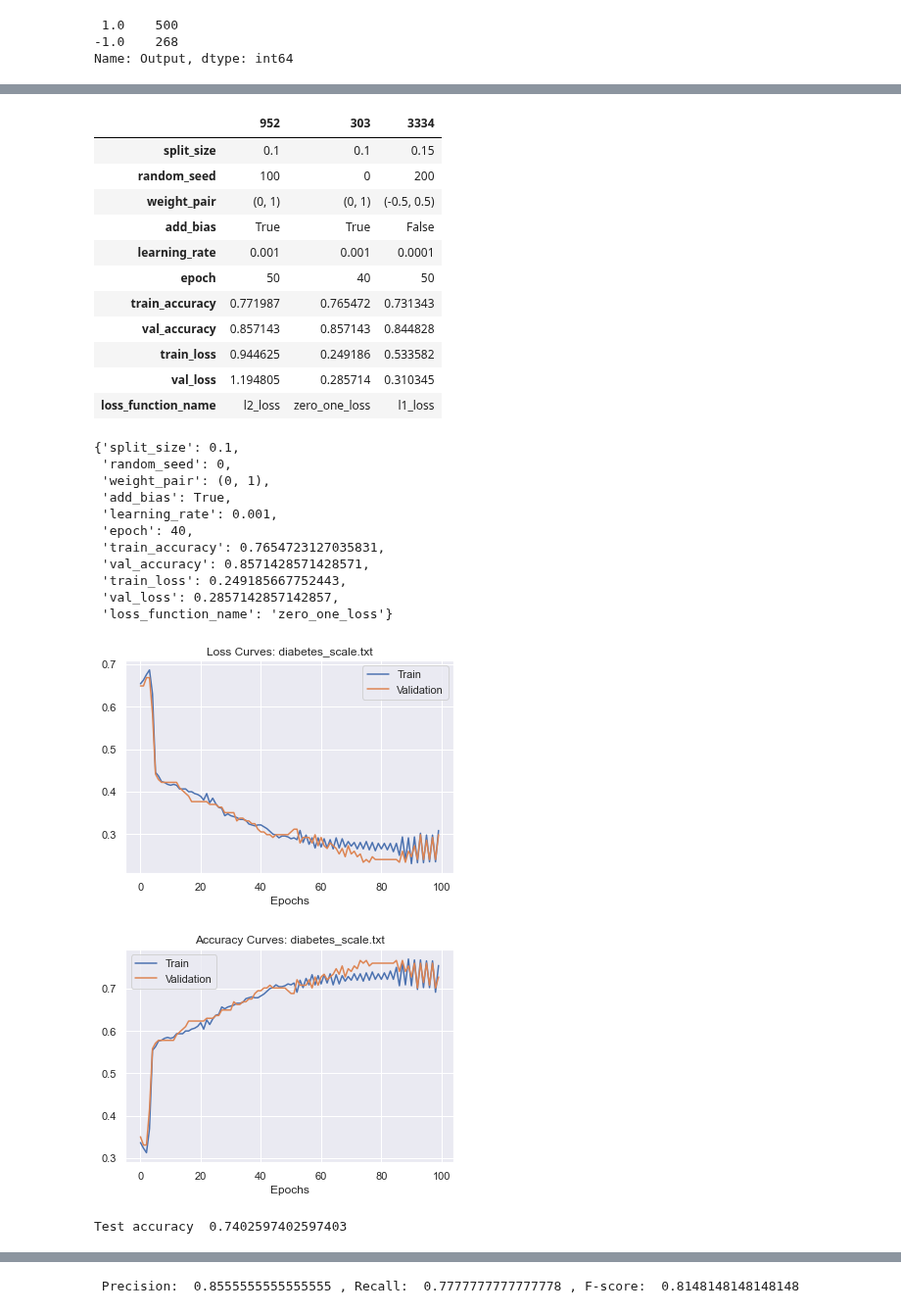
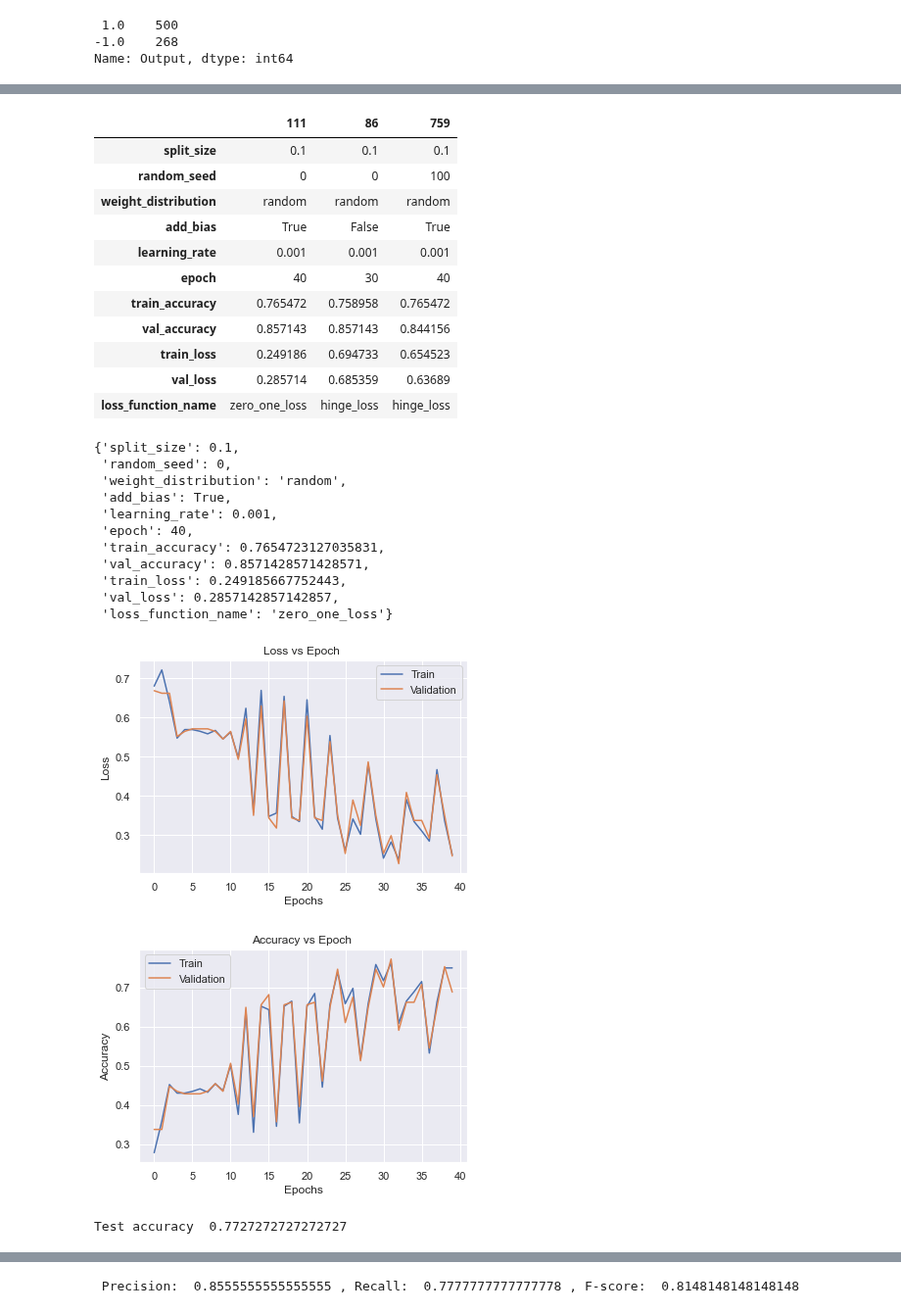
Before and after one commit to poo5zan/deep_learning_fundamentals, a Jupyter notebook: assignment_1/assignment_1.ipynb, the cells around one changed output, grey strips where cells are left out. Shown at 98% size. Drawn from its saved outputs; the diff is of its cells as text; code cells hidden in the pictures.

```diff
--- a/assignment_1/assignment_1.ipynb
+++ b/assignment_1/assignment_1.ipynb
@@ -414,29 +413,29 @@ results_df
 # %%
 
 # top 3 records
-redf = results_df.sort_values(by=["val_accuracy"], ascending=False)[0:3]
+redf = results_df.sort_values(by=["val_accuracy", "val_loss"], ascending=[False,True])[0:3]
 redf.T
 # %% [output]
-|  | 952 | 303 | 3334 |
-| split_size | 0.1 | 0.1 | 0.15 |
-| random_seed | 100 | 0 | 200 |
-| weight_pair | (0, 1) | (0, 1) | (-0.5, 0.5) |
-| add_bias | True | True | False |
-| learning_rate | 0.001 | 0.001 | 0.0001 |
-| epoch | 50 | 40 | 50 |
-| train_accuracy | 0.771987 | 0.765472 | 0.731343 |
-| val_accuracy | 0.857143 | 0.857143 | 0.844828 |
-| train_loss | 0.944625 | 0.249186 | 0.533582 |
-| val_loss | 1.194805 | 0.285714 | 0.310345 |
-| loss_function_name | l2_loss | zero_one_loss | l1_loss |
+|  | 111 | 86 | 759 |
+| split_size | 0.1 | 0.1 | 0.1 |
+| random_seed | 0 | 0 | 100 |
+| weight_distribution | random | random | random |
+| add_bias | True | False | True |
+| learning_rate | 0.001 | 0.001 | 0.001 |
+| epoch | 40 | 30 | 40 |
+| train_accuracy | 0.765472 | 0.758958 | 0.765472 |
+| val_accuracy | 0.857143 | 0.857143 | 0.844156 |
+| train_loss | 0.249186 | 0.694733 | 0.654523 |
+| val_loss | 0.285714 | 0.685359 | 0.63689 |
+| loss_function_name | zero_one_loss | hinge_loss | hinge_loss |
 # %%
-optimal_record_df = redf.iloc[1]
+optimal_record_df = redf.iloc[0]
 optimal_parameters = optimal_record_df.to_dict()
 optimal_parameters
 # %% [output]
 {'split_size': 0.1,
  'random_seed': 0,
- 'weight_pair': (0, 1),
+ 'weight_distribution': 'random',
  'add_bias': True,
  'learning_rate': 0.001,
  'epoch': 40,
@@ -448,33 +447,29 @@ optimal_parameters
 # %%
 # get test accuracy for these top 1  parameters
 # from result top 1, one with low validation loss
 
+# weight distribution type is random
+
 np.random.seed(optimal_parameters['random_seed'])
-low, high = optimal_parameters['weight_pair']
-# weights = np.random.rand(8,1) # 62
-# weights = np.random.uniform(low=low, high = high, size=8).reshape(-1,1)
-# weights = 0.01 * np.random.randn(8,1) # 68.8
-# weights = np.random.randn(8,1) / np.sqrt(8) # 75.32
-# weights = np.random.standard_normal(size=(8,1)) # 74.0
-weights = np.random.normal(size=(8,1)) # 74.0
-perceptron = Perceptron(
+weights = np.random.rand(8).reshape(-1,1)
+perceptron = PerceptronCustom(
     file_path=default_file_path,
     weights=weights,
     loss_function_name=optimal_parameters['loss_function_name'],
     learning_rate=optimal_parameters['learning_rate'],
-    epoch=100, #optimal_parameters['epoch'],
+    epoch=optimal_parameters['epoch'],
     add_bias=optimal_parameters['add_bias'])
 X, y = perceptron.get_features_labels_from_file_data()
 X_train, X_val, X_test, y_train, y_val, y_test = perceptron.split_train_validation_test(
         X, y, .2)
 train_data = perceptron.train(X_train, y_train, X_val, y_val)
-perceptron.plot_loss_curves(default_file_path)
-perceptron.plot_accuracy_curves(default_file_path)
+perceptron.plot_loss_curves('')
+perceptron.plot_accuracy_curves('')
 
 X_test = perceptron.add_bias_in_features(X_test)
 test_accuracy = perceptron.accuracy(X_test, y_test)
 print('Test accuracy ', test_accuracy)
 # %% [output]
-[figure, old version]
+[figure, new version]
-[figure, old version]
+[figure, new version]
-Test accuracy  0.7402597402597403
+Test accuracy  0.7727272727272727
```
Also changed, not shown: parts of 14 cells of this notebook, 2 other files.
